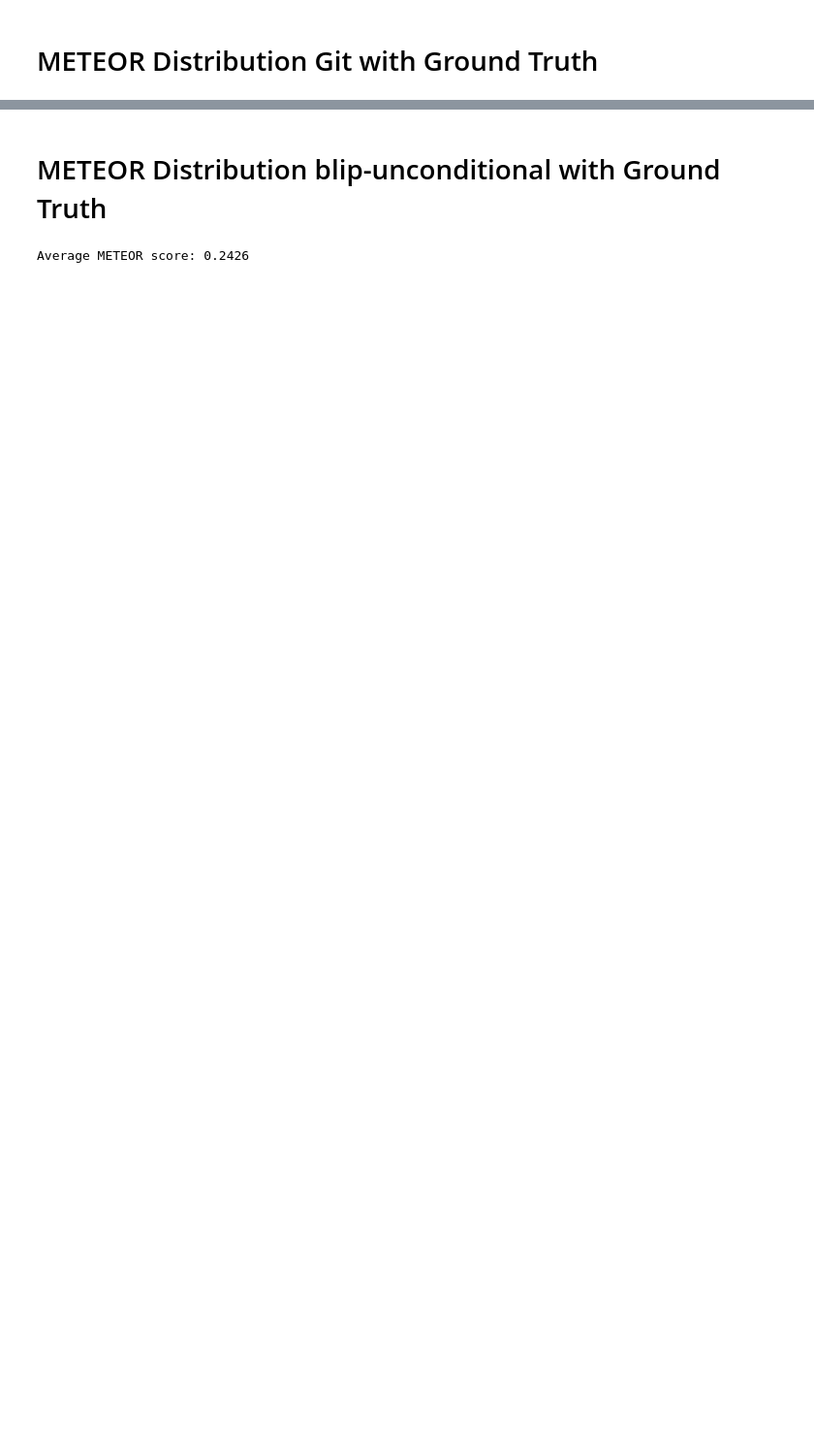
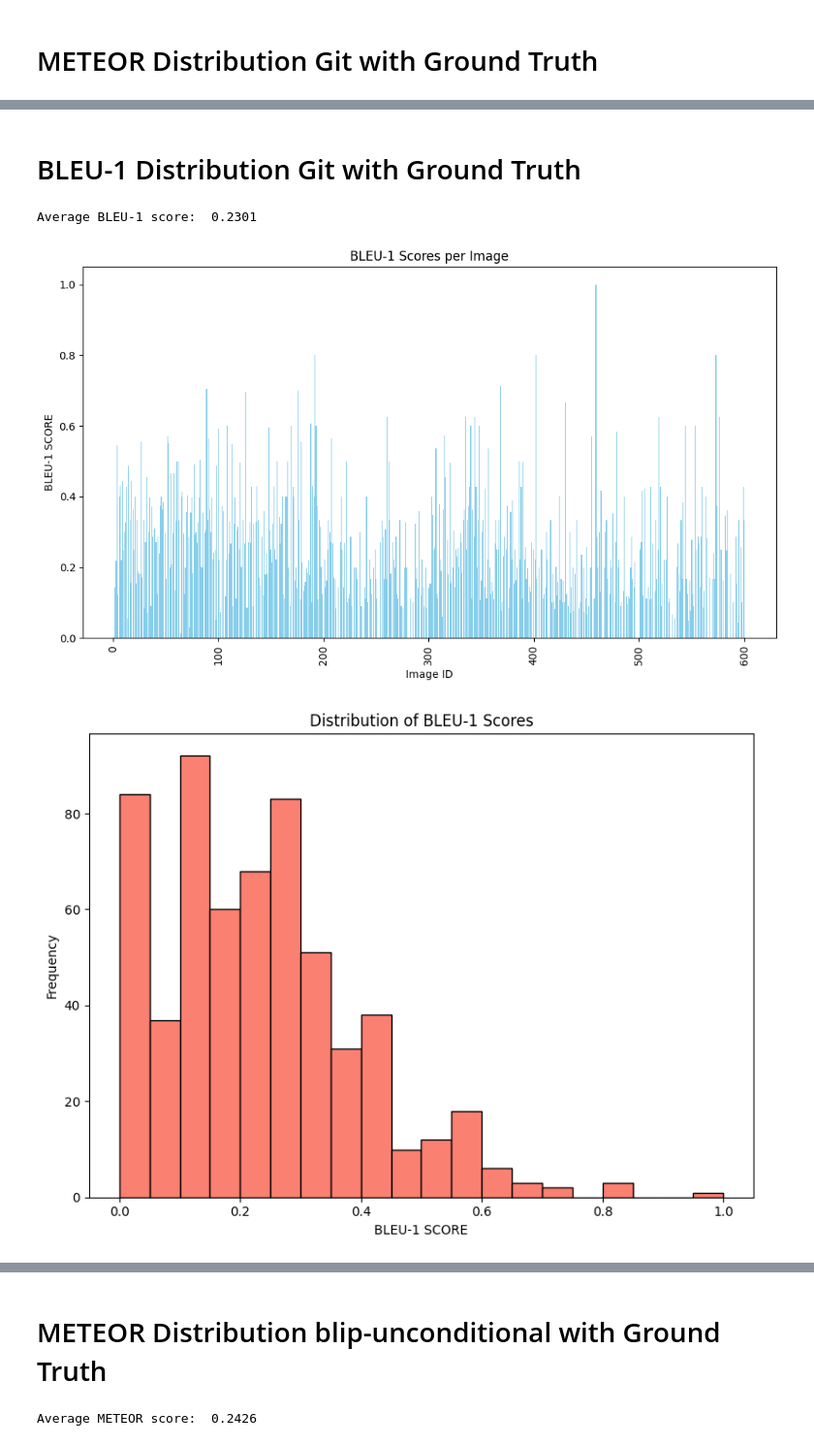
Before and after one commit to biraj094/image-caption-analysis, a Jupyter notebook: score.ipynb, the cells around one changed output, grey strips where cells are left out. Shown at 97% size. Cells and saved outputs as stored; diff of their text form; code cells hidden in the pictures; blank space fills up the shorter version.

```diff
--- a/score.ipynb
+++ b/score.ipynb
@@ -243,0 +312,10 @@ Visualizations saved as 'meteor_scores_bar_chart.png' and 'meteor_scores_histogr
+# %% [markdown]
+# BLEU-1 Distribution Git with Ground Truth
+# %%
+groundtruth_file = "./captions/groundtruth-captions.json"
+predictions_file = "./captions/git.json"
+main_func(predictions_file, groundtruth_file,flag = 'bleu-1')
+# %% [output]
+Average BLEU-1 score:  0.2301
+[figure, added]
+[figure, added]
```
Also changed, not shown: parts of 33 cells of this notebook, 45 other files.
